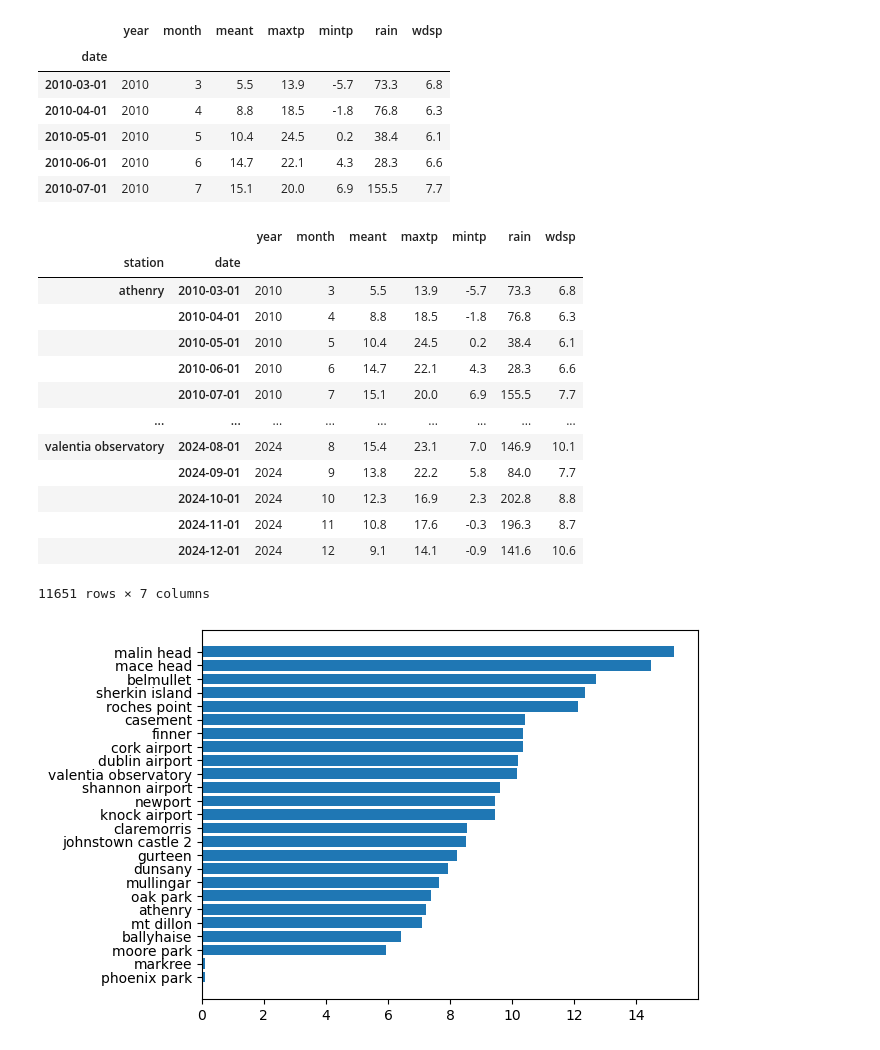
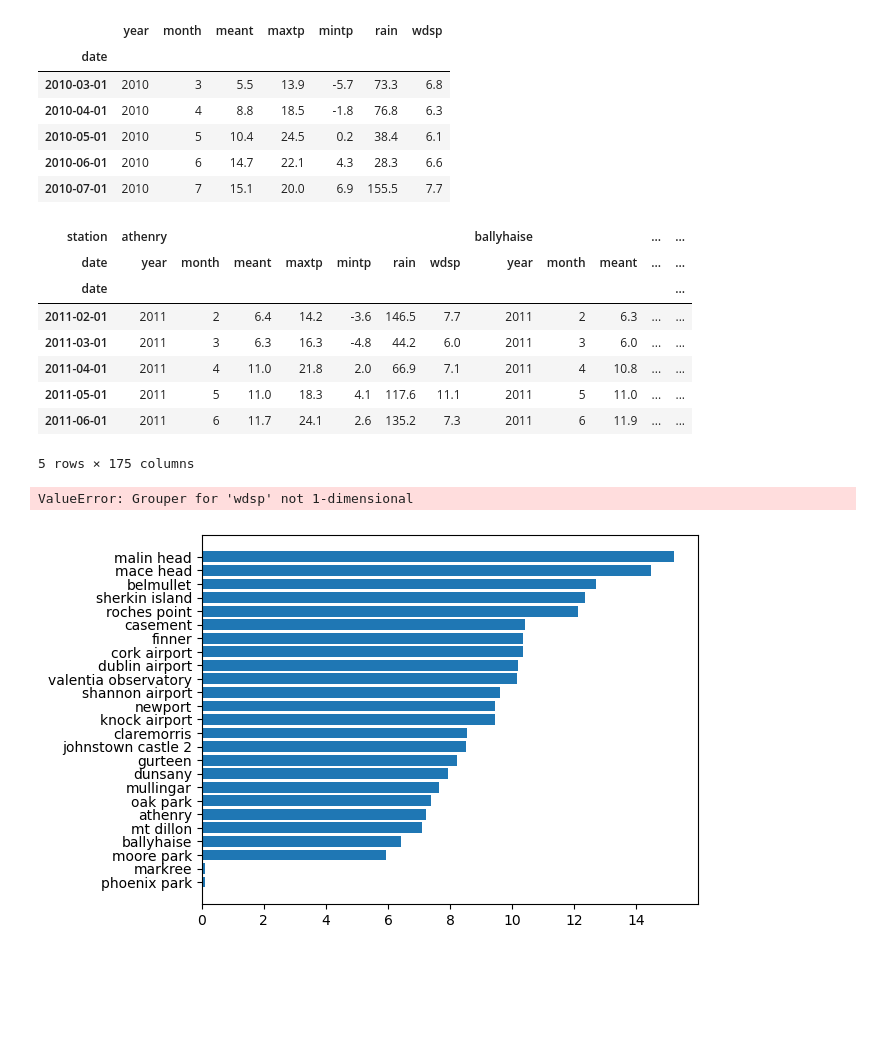
Before and after one commit to eoghanpw/PFDA-project, a Jupyter notebook: project.ipynb, the cells around one changed output. Drawn from its saved outputs; the diff is of its cells as text; code cells hidden in the pictures; blank space fills up the shorter version.

```diff
--- a/project.ipynb
+++ b/project.ipynb
@@ -303,21 +304,8 @@ plt.show()
 ## Monthly Weather
 # %%
 # Function to import daily weather data to dataframes.
-def process_dly_csv_urls(txt_file, regex, columns, numeric_columns):
-    """
-    Import CSV files from Met Eireann URLs listed in a text file and return a dictionary of DataFrames.
+def process_dly_csv_urls():
 
-    Parameters:
-        txt_file (str): Path to the text file containing CSV URLs.
-        regex (str): Regex pattern.
-        columns (list): List of columns to import to DataFrames.
-        index (str): Column to set as the index for the DataFrames.
-        date_format: Date format to convert to datetime object.
-        numeric_columns: Columns to convert to floats.
-
-    Returns:
-        dict: A dictionary of DataFrames.
-    """
     # Dictionary to store the dataframes.
     dataframes = {}
 
@@ -393,9 +381,6 @@ regex = r"^year(?!:)"
 # Columns to import to dataframe.
 columns = ["year","month", "wdsp", "rain", "meant", "maxtp", "mintp"]
 
-# Set index in dataframe.
-index = None #"date"
-
 # Numeric columns.
 numeric_columns = ["wdsp", "rain", "meant", "maxtp", "mintp"]
 
@@ -433,28 +418,30 @@ dataframes['athenry'].head()
 | 2010-06-01 | 2010 | 6 | 14.7 | 22.1 | 4.3 | 28.3 | 6.6 |
 | 2010-07-01 | 2010 | 7 | 15.1 | 20.0 | 6.9 | 155.5 | 7.7 |
 # %%
-monthly_df = pd.concat(dataframes, axis=0, join="outer",names=['station', 'date'])
+monthly_df = pd.concat(dataframes, axis=1, join="inner",names=['station', 'date'])
 
-monthly_df
+monthly_df.head()
 # %% [output]
-|  |  | year | month | meant | maxtp | mintp | rain | wdsp |
-| station | date |  |  |  |  |  |  |  |
-| athenry | 2010-03-01 | 2010 | 3 | 5.5 | 13.9 | -5.7 | 73.3 | 6.8 |
-|  | 2010-04-01 | 2010 | 4 | 8.8 | 18.5 | -1.8 | 76.8 | 6.3 |
-|  | 2010-05-01 | 2010 | 5 | 10.4 | 24.5 | 0.2 | 38.4 | 6.1 |
-|  | 2010-06-01 | 2010 | 6 | 14.7 | 22.1 | 4.3 | 28.3 | 6.6 |
-|  | 2010-07-01 | 2010 | 7 | 15.1 | 20.0 | 6.9 | 155.5 | 7.7 |
-| ... | ... | ... | ... | ... | ... | ... | ... | ... |
-| valentia observatory | 2024-08-01 | 2024 | 8 | 15.4 | 23.1 | 7.0 | 146.9 | 10.1 |
-|  | 2024-09-01 | 2024 | 9 | 13.8 | 22.2 | 5.8 | 84.0 | 7.7 |
-|  | 2024-10-01 | 2024 | 10 | 12.3 | 16.9 | 2.3 | 202.8 | 8.8 |
-|  | 2024-11-01 | 2024 | 11 | 10.8 | 17.6 | -0.3 | 196.3 | 8.7 |
-|  | 2024-12-01 | 2024 | 12 | 9.1 | 14.1 | -0.9 | 141.6 | 10.6 |
+| station | athenry |  |  |  |  |  |  | ballyhaise |  |  | ... | ... |
+| date | year | month | meant | maxtp | mintp | rain | wdsp | year | month | meant | ... | ... |
+| date |  |  |  |  |  |  |  |  |  |  |  | ... |
+| 2011-02-01 | 2011 | 2 | 6.4 | 14.2 | -3.6 | 146.5 | 7.7 | 2011 | 2 | 6.3 | ... | ... |
+| 2011-03-01 | 2011 | 3 | 6.3 | 16.3 | -4.8 | 44.2 | 6.0 | 2011 | 3 | 6.0 | ... | ... |
+| 2011-04-01 | 2011 | 4 | 11.0 | 21.8 | 2.0 | 66.9 | 7.1 | 2011 | 4 | 10.8 | ... | ... |
+| 2011-05-01 | 2011 | 5 | 11.0 | 18.3 | 4.1 | 117.6 | 11.1 | 2011 | 5 | 11.0 | ... | ... |
+| 2011-06-01 | 2011 | 6 | 11.7 | 24.1 | 2.6 | 135.2 | 7.3 | 2011 | 6 | 11.9 | ... | ... |
-11651 rows × 7 columns
+5 rows × 175 columns
 # %%
-windspeed = monthly_df['wdsp'].groupby('station').mean().sort_values(ascending=True)
-temperature = monthly_df['meant'].groupby('station').mean().sort_values(ascending=True)
-rain = monthly_df['rain'].groupby('station').mean().sort_values(ascending=True)
+#windspeed = monthly_df['wdsp'].groupby('station').mean().sort_values(ascending=True)
+#temperature = monthly_df['meant'].groupby('station').mean().sort_values(ascending=True)
+#rain = monthly_df['rain'].groupby('station').mean().sort_values(ascending=True)
+monthly_df
+
+windspeed = monthly_df[:].groupby('wdsp').mean().sort_values(ascending=True)
+#temperature = monthly_df['meant'].groupby('station').mean().sort_values(ascending=True)
+#rain = monthly_df['rain'].groupby('station').mean().sort_values(ascending=True)
+# %% [output]
+ValueError: Grouper for 'wdsp' not 1-dimensional
 # %%
 fig, ax = plt.subplots()
 
```
Also changed, not shown: parts of 1 cell of this notebook, 3 other files.
